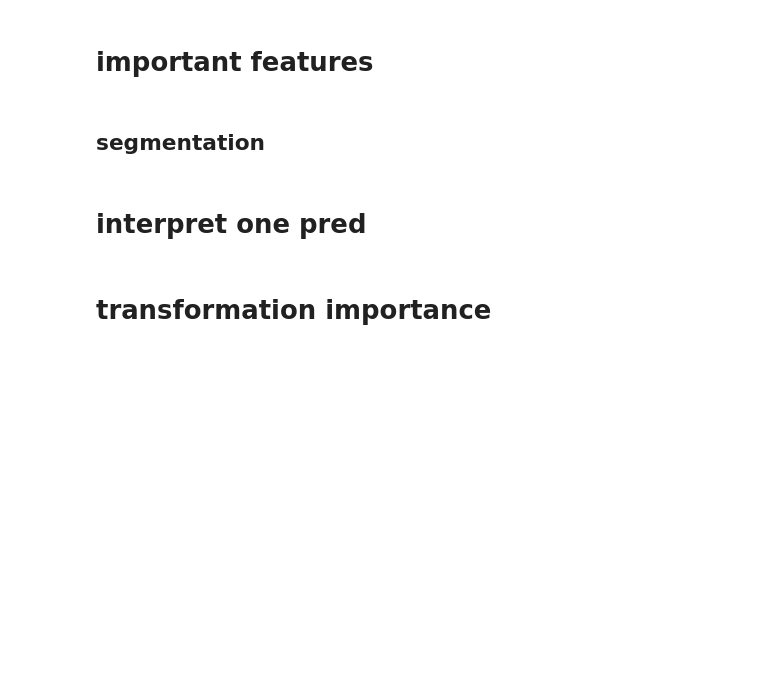
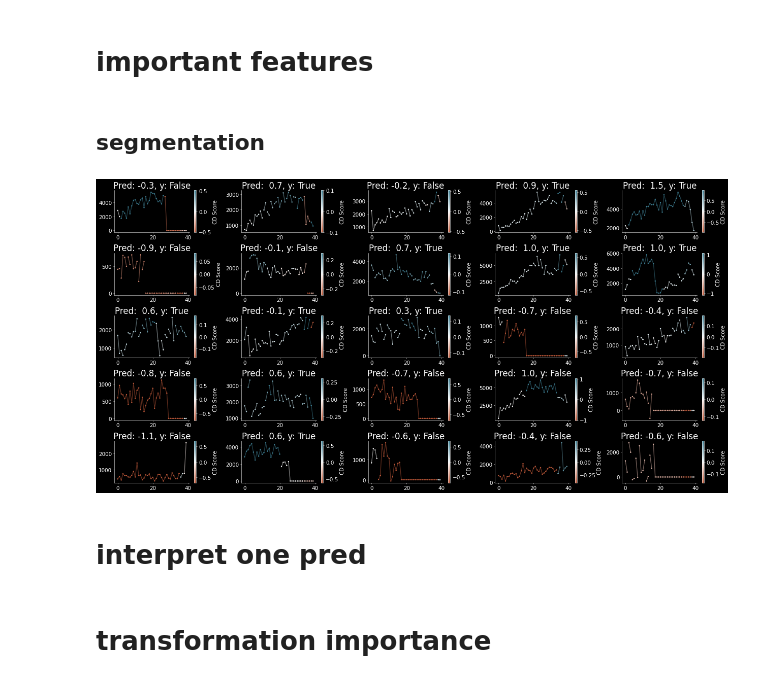
Before and after one commit to Yu-Group/molecular-partner-prediction, a Jupyter notebook: notebooks/11_interpret_interactions.ipynb, the cells around one changed output. Drawn from its saved outputs; the diff is of its cells as text; code cells hidden in the pictures; blank space fills up the shorter version.

```diff
--- a/notebooks/11_interpret_interactions.ipynb
+++ b/notebooks/11_interpret_interactions.ipynb
@@ -80,9 +77,9 @@ for dset in tqdm(dsets):
         dfs[(dset, split)] = deepcopy(df)
 
 # load model
-results = pkl.load(open('../models/dnn_full_long_normalized_across_track_4_feats.pkl', 'rb'))
+results = pkl.load(open('../models/dnn_full_long_normalized_across_track_1_feat.pkl', 'rb'))
 # results = pkl.load(open('../models/clath_aux+gak_a7d2_new_Y_sig_mean_normalized_nn_lstm_100_40.pkl', 'rb'))
-dnn = neural_networks.neural_net_sklearn(D_in=40, H=40, p=3, arch='lstm')
+dnn = neural_networks.neural_net_sklearn(D_in=40, H=20, p=0, arch='lstm')
 dnn.model.load_state_dict(results['model_state_dict'])
 # %% [output]
 <All keys matched successfully>
@@ -161,7 +162,7 @@ def max_abs_sum_seg(scores_list):
 track_name = 'X_same_length_normalized'
 track_name_unnormalized = 'X_same_length'
 df = dfs[('clath_aux+gak_new', 'test')]
-x = df[feat_names[0:4]]
+x = df[feat_names[:1]]
 y = df['y_consec_thresh']
 m = 40
 xtrack_unnormalized = df[track_name_unnormalized]
@@ -171,34 +172,41 @@ xfeats = x[[c for c in x.columns if c != track_name]]
 xfeats_t = torch.tensor(np.array(xfeats).astype(float), dtype=torch.float)
 # %%
 #all_cd_scores = {}
-for s in tqdm(range(m)):
-    #for e in range(s+1, m):
-    for e in range(m, m + 1):
-        all_cd_scores[(s, e)] = calc_cd_score(xtrack_t, xfeats_t, s, e, dnn.model)
+cd_score_path = f'results/all_cd_scores_clath_aux+gak_new_test.pkl'
+if os.path.exists(cd_score_path):
+    all_cd_scores = pd.read_pickle(cd_score_path)
+else:
+    for s in tqdm(range(m)):
+        for e in range(s+1, m+1):
+            all_cd_scores[(s, e)] = calc_cd_score(xtrack_t, xfeats_t, s, e, dnn.model)
+    with open(cd_score_path, 'wb') as handle:
+        pkl.dump(all_cd_scores, handle, protocol=pkl.HIGHEST_PROTOCOL)
 # %%
 all_res = []
-for i in range(len(X)):
+for i in range(len(x)):
     cd_scores_list = np.zeros((m, m))
     for s in (range(m)):
         for e in range(s + 1, m + 1):
             cd_scores_list[s][e-1] = all_cd_scores[(s, e)][i]
-    res, paths = max_abs_sum_seg(cd_scores_list)
+    res, paths = max_abs_sum_seg(cd_scores_list, min_length=2)
     lt = np.sum(np.array(df[track_name_unnormalized].values[i]) != 0)
     #all_res.append(paths[lt-1])
     all_res.append(paths[m - 1])
     #print(res[lt-1], paths[lt-1])
 # %%
-C, R = 5, 10
-plt.figure(dpi=100, figsize=(4 * C, 3 * R))
-for i in range(50, 100):
-    ax = plt.subplot(R, C, i - 50 + 1)
+C, R = 5, 5
+plt.figure(dpi=50, figsize=(5 * C, 2.5 * R))
+for i in range(75, 100):
+    ax = plt.subplot(R, C, i - 75 + 1)
     segs = [(all_res[i][j], all_res[i][j+1]) for j in range(len(all_res[i])-1)] + [(all_res[i][-1], 40)]
     scores = [all_cd_scores[(s, e)][i][0] for (s, e) in segs]
     plot_segs(track_segs=segs, cd_scores=scores, xtrack=xtrack_unnormalized.iloc[i],
-              pred=dnn.predict(X)[i],
+              pred=dnn.predict(x)[i],
               y=y.values[i])
 plt.tight_layout()
 plt.show()
+# %% [output]
+[figure, added]
 # %%
 with open(f'results/all_cd_scores_clath_aux+gak_new_test.pkl', 'wb') as handle:
     pkl.dump(all_cd_scores, handle, protocol=pkl.HIGHEST_PROTOCOL)
```
Also changed, not shown: parts of 2 cells of this notebook, 1 other file.
